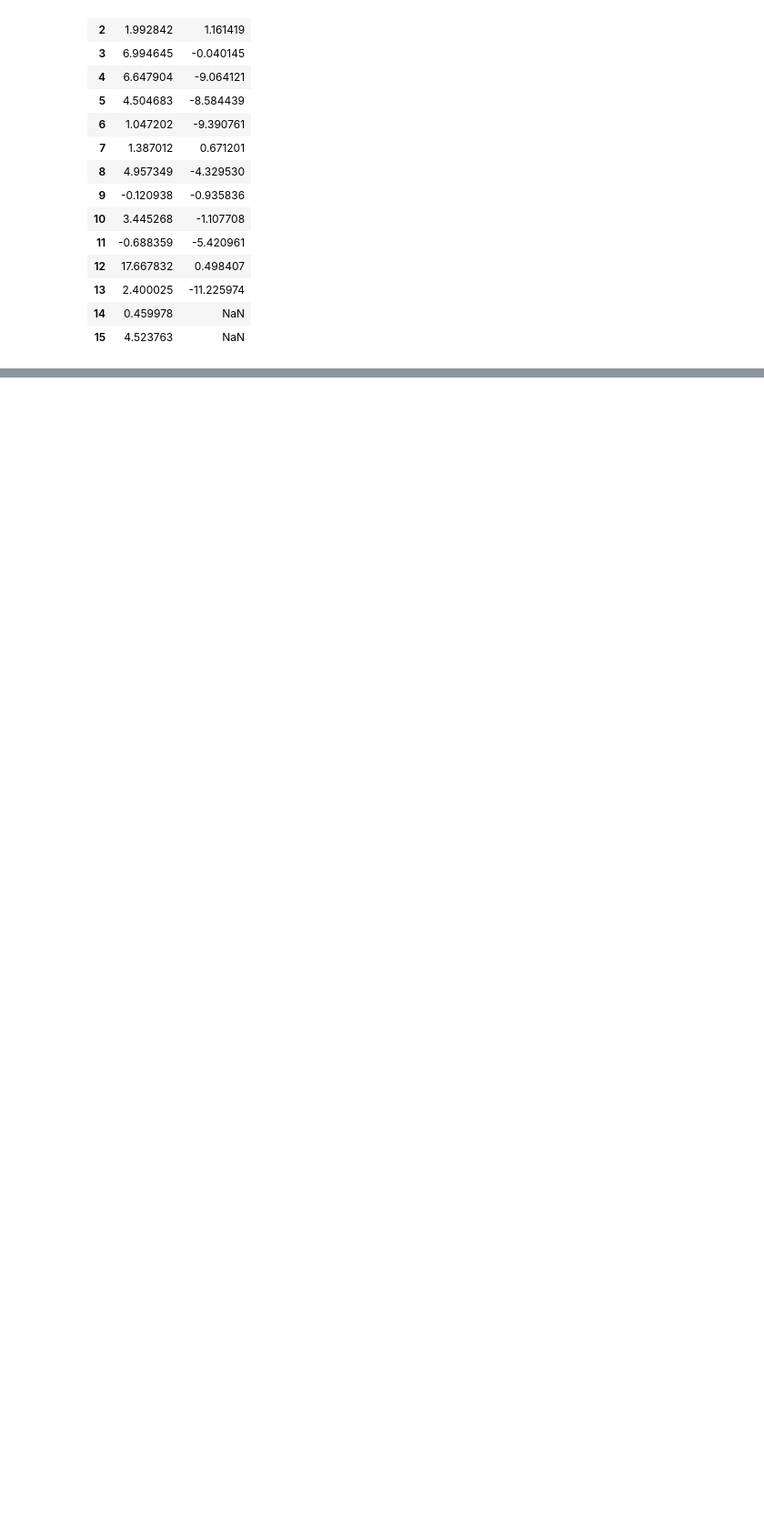
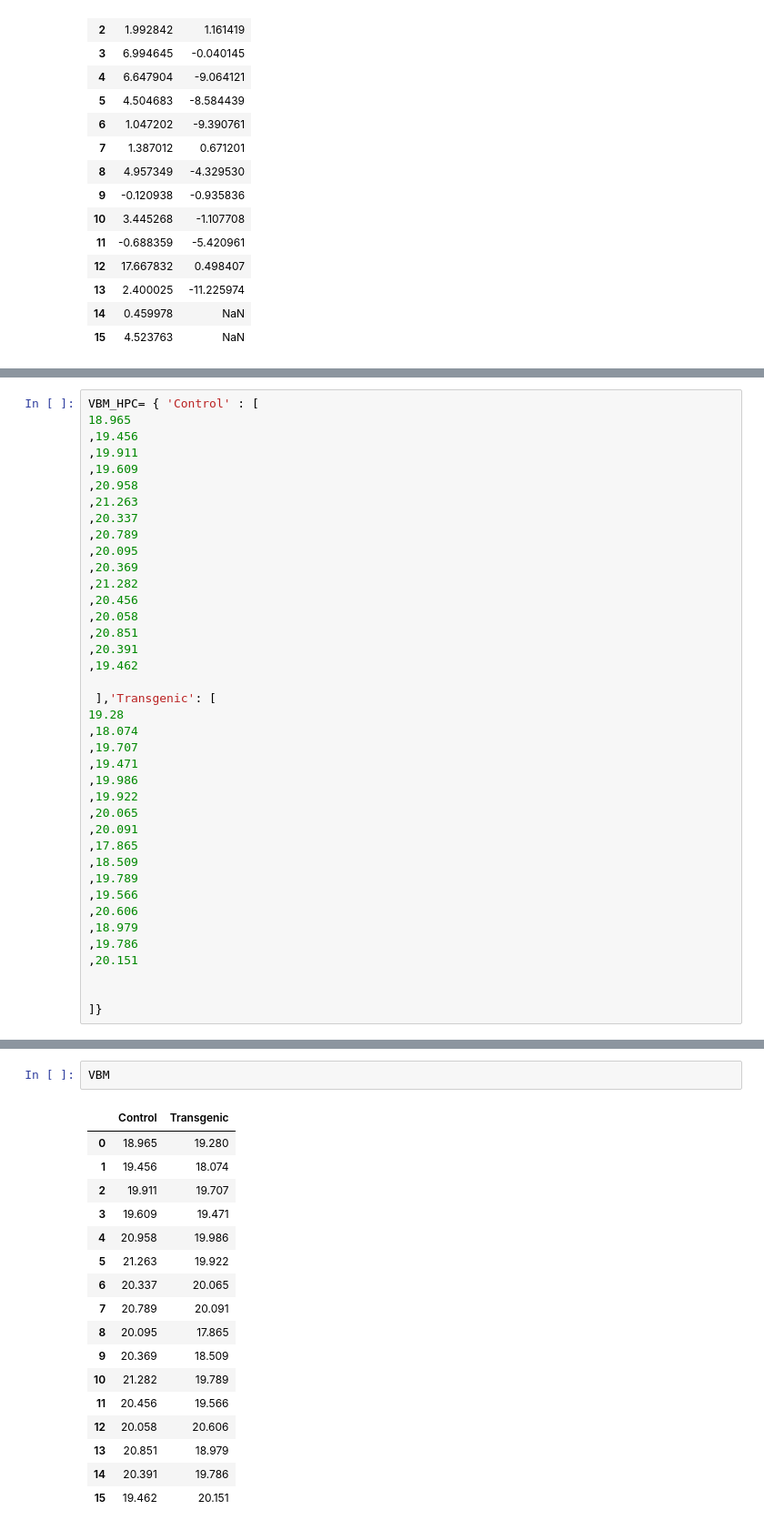
Before and after one commit to amrka/Stats_Tutorials_Python, a Jupyter notebook: Violin_plot.ipynb, the cells around one changed output, grey strips where cells are left out. Shown at 91% size. Saved outputs shown, nothing was run; the diff lists cells and outputs as text; blank space fills up the shorter version.

```diff
--- a/Violin_plot.ipynb
+++ b/Violin_plot.ipynb
@@ -65,2 +69,41 @@ ax = sns.despine(offset=10, trim=True);
 # %% [output]
 [figure]
+# %%
+VBM_HPC= { 'Control' : [
+18.965
+,19.456
+,19.911
+,19.609
+,20.958
+,21.263
+,20.337
+,20.789
+,20.095
+,20.369
+,21.282
+,20.456
+,20.058
+,20.851
+,20.391
+,19.462
+
+ ],'Transgenic': [
+19.28
+,18.074
+,19.707
+,19.471
+,19.986
+,19.922
+,20.065
+,20.091
+,17.865
+,18.509
+,19.789
+,19.566
+,20.606
+,18.979
+,19.786
+,20.151
+
+
+]}
@@ -66,0 +112,20 @@ ax = sns.despine(offset=10, trim=True);
+# %%
+VBM
+# %% [output]
+|  | Control | Transgenic |
+| 0 | 18.965 | 19.280 |
+| 1 | 19.456 | 18.074 |
+| 2 | 19.911 | 19.707 |
+| 3 | 19.609 | 19.471 |
+| 4 | 20.958 | 19.986 |
+| 5 | 21.263 | 19.922 |
+| 6 | 20.337 | 20.065 |
+| 7 | 20.789 | 20.091 |
+| 8 | 20.095 | 17.865 |
+| 9 | 20.369 | 18.509 |
+| 10 | 21.282 | 19.789 |
+| 11 | 20.456 | 19.566 |
+| 12 | 20.058 | 20.606 |
+| 13 | 20.851 | 18.979 |
+| 14 | 20.391 | 19.786 |
+| 15 | 19.462 | 20.151 |
```
Also changed, not shown: parts of 5 cells of this notebook.
